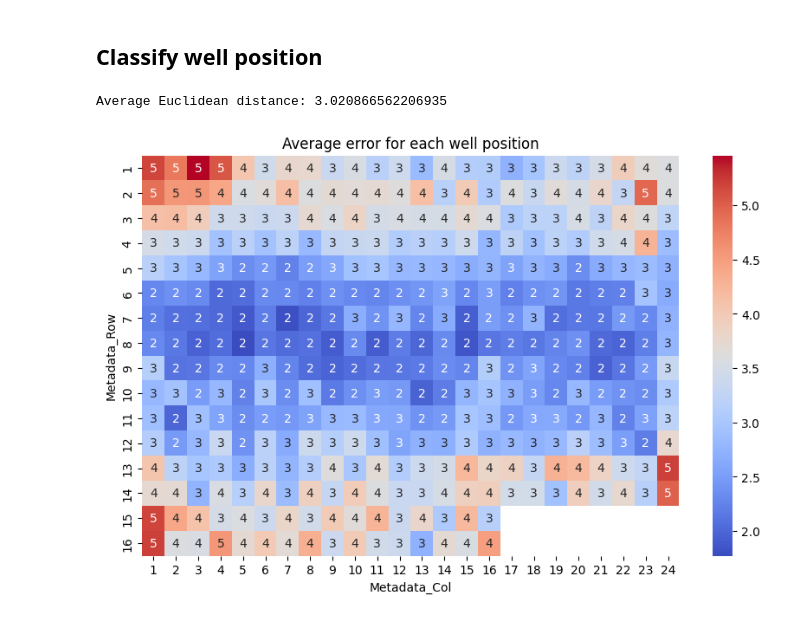
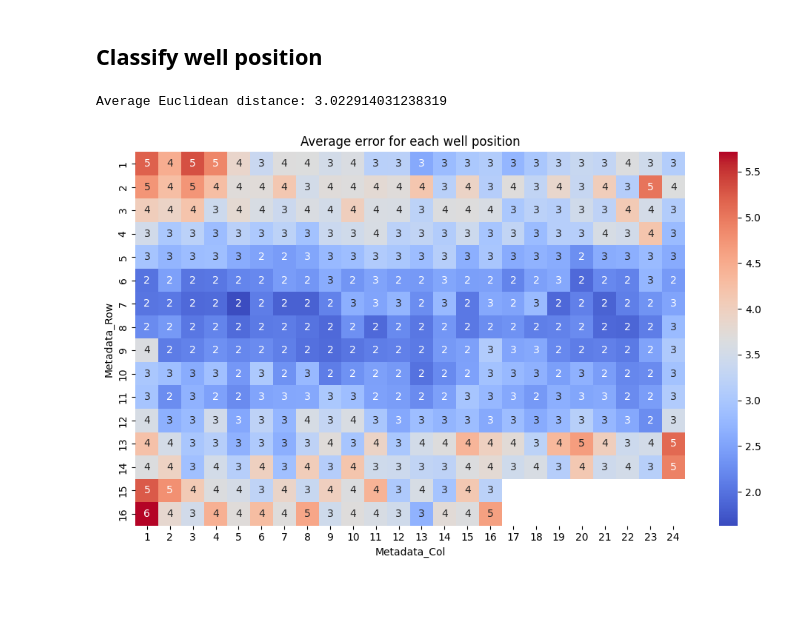
Before and after one commit to broadinstitute/position-effect-correction, a Jupyter notebook: 4.layout-checks/3_classify_wells.ipynb, the cells around one changed output. Drawn from its saved outputs; the diff is of its cells as text; code cells hidden in the pictures.

```diff
--- a/4.layout-checks/3_classify_wells.ipynb
+++ b/4.layout-checks/3_classify_wells.ipynb
@@ -59,16 +59,15 @@ from sklearn.metrics import mean_squared_error
 
 from sklearn.preprocessing import StandardScaler
 from sklearn.feature_selection import SelectFromModel
-from sklearn.linear_model import Lasso
 from sklearn.multioutput import MultiOutputRegressor
 from sklearn.pipeline import Pipeline
-from xgboost import XGBRegressor
+import xgboost as xgb
 
 # feature selection
-selector = SelectFromModel(estimator=Lasso(alpha=0.1))
+selector = SelectFromModel(xgb.XGBRegressor(random_state=42, n_estimators=100, eval_metric="rmse", n_jobs=-1), threshold="mean")
 
 # model
-xgb_regressor = XGBRegressor(random_state=42, n_estimators=100, n_jobs=-1, objective='reg:squarederror')
+xgb_regressor = xgb.XGBRegressor(random_state=42, n_estimators=100, n_jobs=-1, eval_metric="rmse", objective='reg:squarederror')
 
 # we create a pipeline to connect both steps: feature selection and model
 pipeline = Pipeline(steps=[('s', selector), ('m', MultiOutputRegressor(xgb_regressor))])
@@ -77,20 +76,23 @@ pipeline = Pipeline(steps=[('s', selector), ('m', MultiOutputRegressor(xgb_regre
 sc = StandardScaler()
 X_train = sc.fit_transform(X_train)
 X_test = sc.transform(X_test)
+
+# fit the pipeline on the training set
+pipeline.fit(X_train, y_train)
+
+# predict the test set results
+y_pred = pipeline.predict(X_test)
+
+# convert to DataFrame
+y_pred = pd.DataFrame(y_pred, columns=['Metadata_Row', 'Metadata_Col'])
 # %%
-# fit the pipeline on the training set
-pipeline.fit(X_train, y_train)
-
-# predict the test set results
-y_pred = pipeline.predict(X_test)
-
 # calculate the Euclidean distance
-euclidean_distances = np.linalg.norm(y_test.values - y_pred, axis=1)
+euclidean_distances = np.linalg.norm(y_test.values - y_pred.values, axis=1)
 average_euclidean_distance = np.mean(euclidean_distances)
 
 print(f'Average Euclidean distance: {average_euclidean_distance}')
 # %% [output]
-Average Euclidean distance: 3.020866562206935
+Average Euclidean distance: 3.022914031238319
 # %%
 # Add the euclidean_distances as a new column to y_test
 y_test = y_test.copy()
@@ -105,11 +107,17 @@ std_heatmap = std_euc_distances_df.pivot(index='Metadata_Row', columns='Metadata
 # %%
 import seaborn as sns
 import matplotlib.pyplot as plt
 
-
 plt.figure(figsize=(10,6))
 sns.heatmap(avg_heatmap, cmap='coolwarm', annot=True, fmt='.0f')
 plt.title('Average error for each well position')
+
+plt.tight_layout()
+plt.savefig(
+    "output/average_error.png",
+    bbox_inches="tight",
+)
 plt.show()
+plt.close()
 # %% [output]
-[figure, old version]
+[figure, new version]
```
Also changed, not shown: parts of 2 cells of this notebook.
